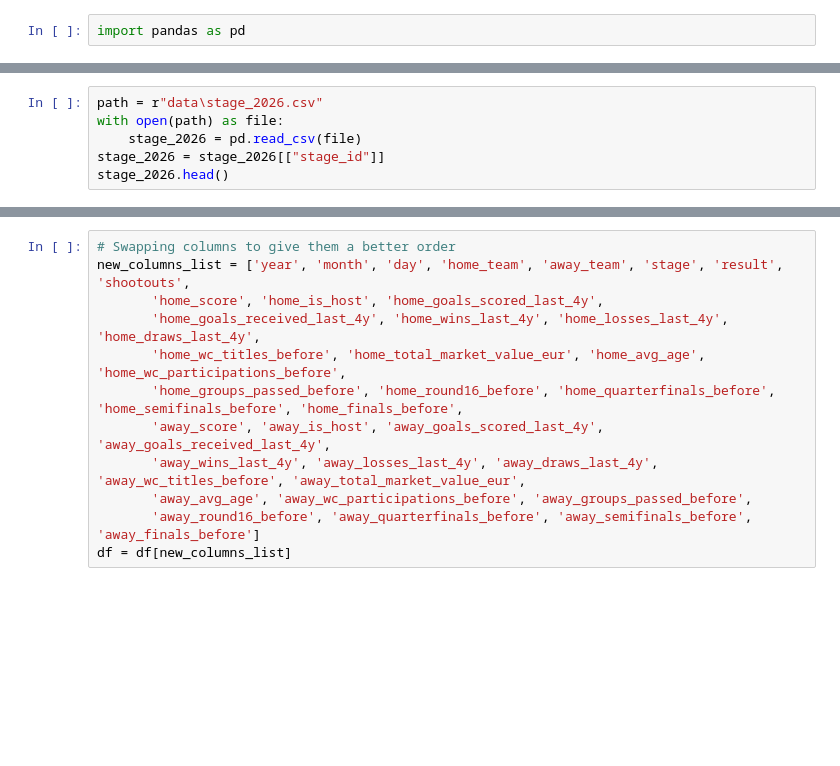
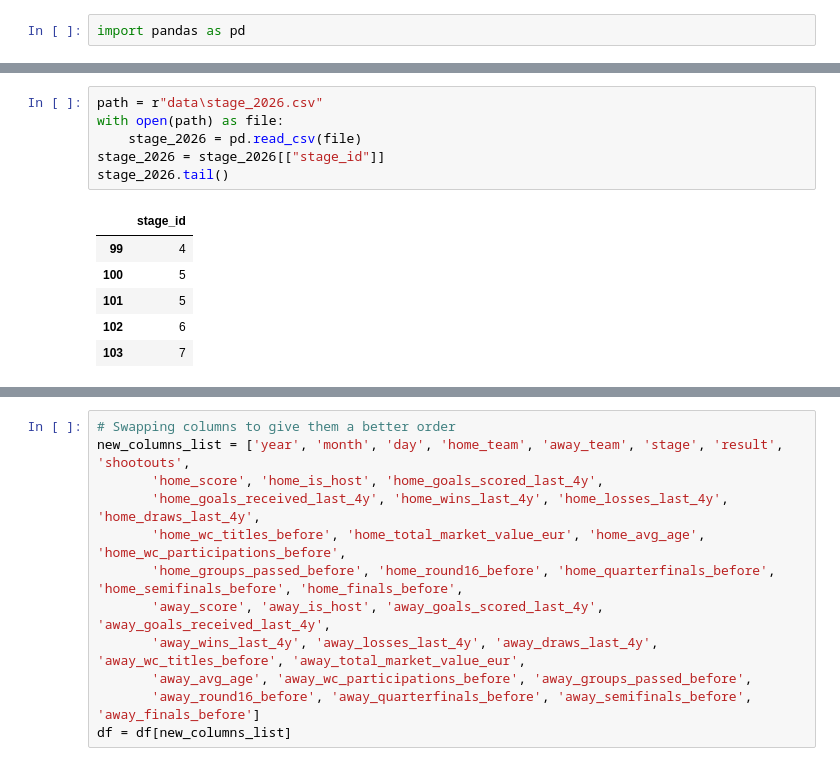
Before and after one commit to michele-55/world_cup_project, a Jupyter notebook: data_cleaning.ipynb, the cells around one changed output, grey strips where cells are left out. Drawn from its saved outputs; the diff is of its cells as text; blank space fills up the shorter version.

```diff
--- a/data_cleaning.ipynb
+++ b/data_cleaning.ipynb
@@ -140,9 +306,16 @@ stage_2022.head()
 # %%
 path = r"data\stage_2026.csv"
 with open(path) as file:
     stage_2026 = pd.read_csv(file)
 stage_2026 = stage_2026[["stage_id"]]
-stage_2026.head()
+stage_2026.tail()
+# %% [output]
+|  | stage_id |
+| 99 | 4 |
+| 100 | 5 |
+| 101 | 5 |
+| 102 | 6 |
+| 103 | 7 |
 # %%
 # dropping all rows of "enrich_results" before 2006
 enrich_results = enrich_results[enrich_results["year"] >= 2006]
```
Also changed, not shown: parts of 49 cells of this notebook, 1 other file.
